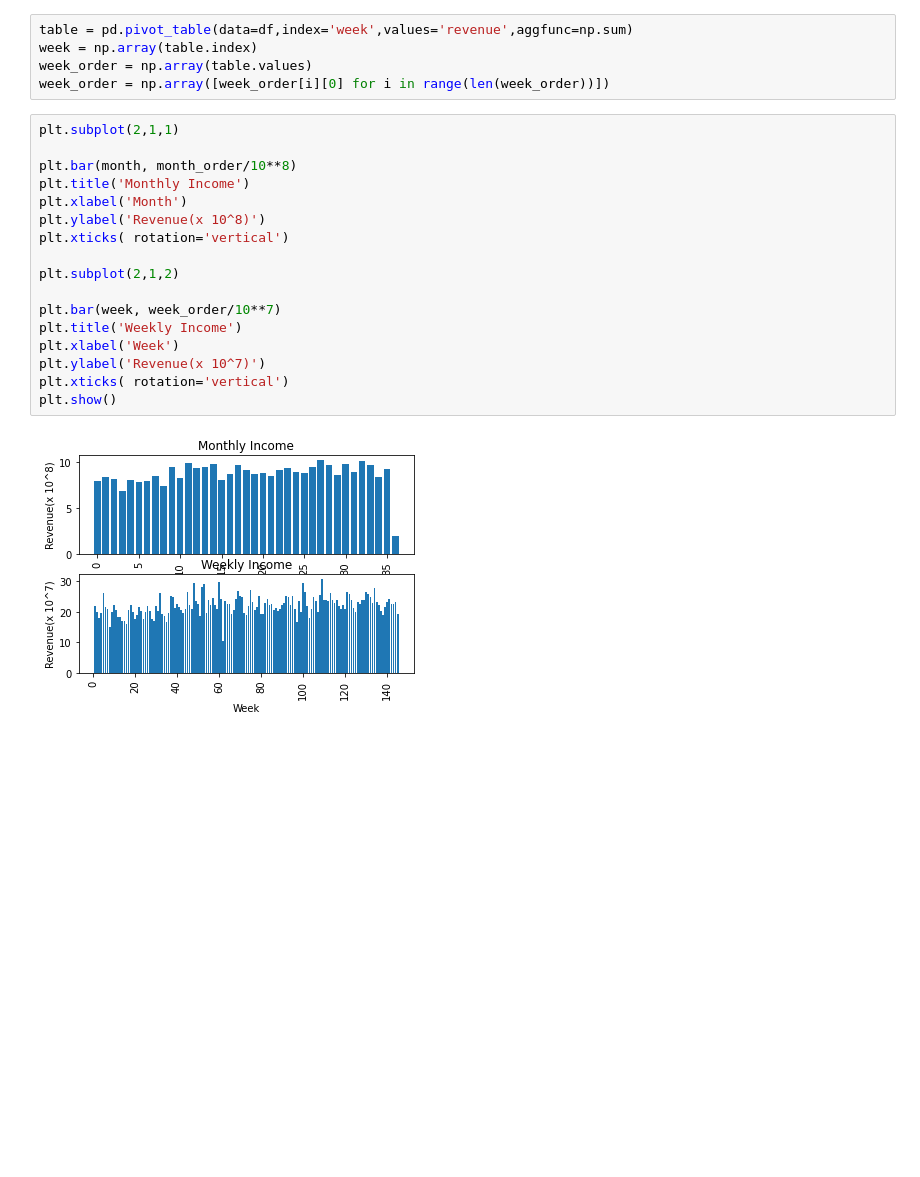
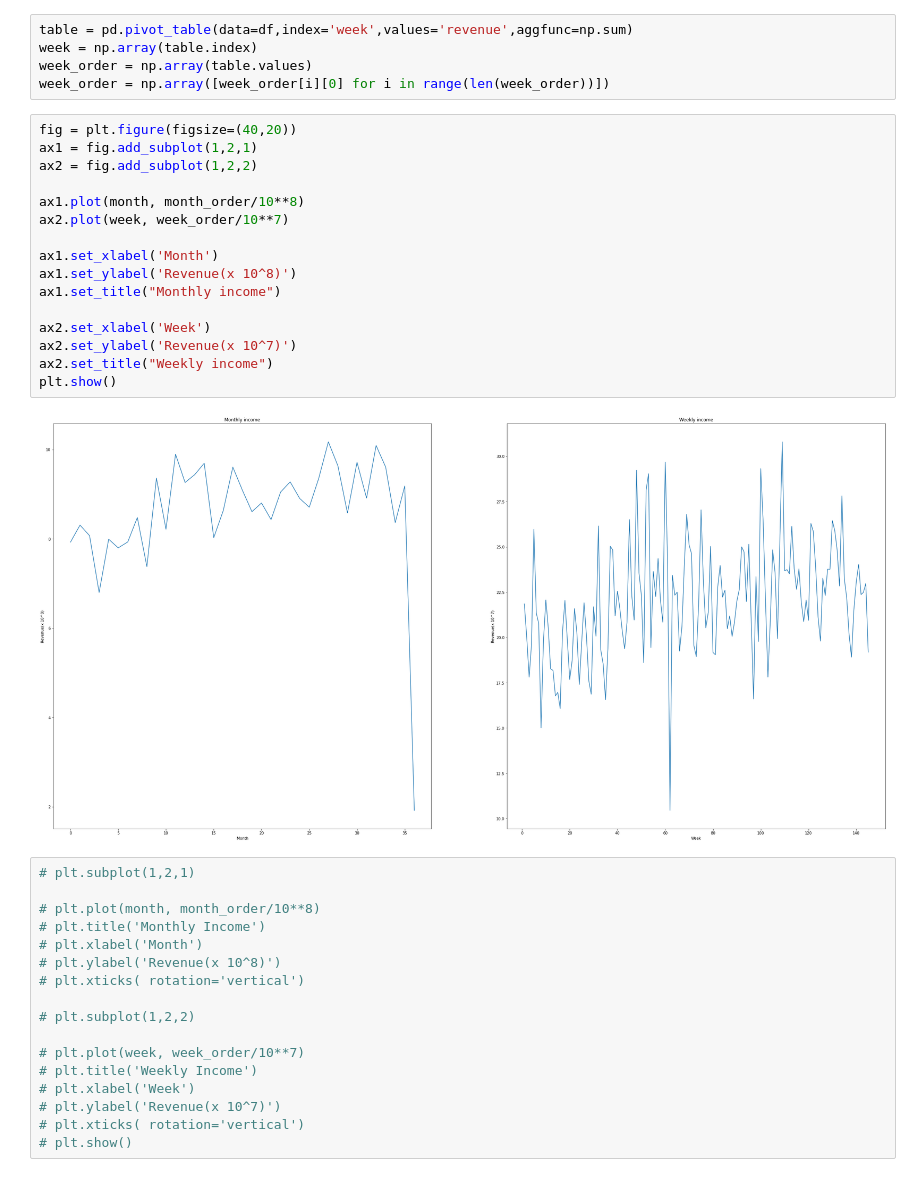
Before and after one commit to Abhayraj1707/ML-tutorial, a Jupyter notebook: week0/Assignment.ipynb, the cells around one changed output. Saved outputs shown, nothing was run; the diff lists cells and outputs as text; blank space fills up the shorter version.

```diff
--- a/week0/Assignment.ipynb
+++ b/week0/Assignment.ipynb
@@ -52,22 +52,38 @@ table = pd.pivot_table(data=df,index='week',values='revenue',aggfunc=np.sum)
 week = np.array(table.index)
 week_order = np.array(table.values)
 week_order = np.array([week_order[i][0] for i in range(len(week_order))])
+# %%
+fig = plt.figure(figsize=(40,20))
+ax1 = fig.add_subplot(1,2,1)
+ax2 = fig.add_subplot(1,2,2)
+
+ax1.plot(month, month_order/10**8)
+ax2.plot(week, week_order/10**7)
+
+ax1.set_xlabel('Month')
+ax1.set_ylabel('Revenue(x 10^8)')
+ax1.set_title("Monthly income")
+
+ax2.set_xlabel('Week')
+ax2.set_ylabel('Revenue(x 10^7)')
+ax2.set_title("Weekly income")
+plt.show()
+# %% [output]
+[figure, added]
 # %%
-plt.subplot(2,1,1)
+# plt.subplot(1,2,1)
 
-plt.bar(month, month_order/10**8)
-plt.title('Monthly Income')
-plt.xlabel('Month')
-plt.ylabel('Revenue(x 10^8)')
-plt.xticks( rotation='vertical')
+# plt.plot(month, month_order/10**8)
+# plt.title('Monthly Income')
+# plt.xlabel('Month')
+# plt.ylabel('Revenue(x 10^8)')
+# plt.xticks( rotation='vertical')
 
-plt.subplot(2,1,2)
+# plt.subplot(1,2,2)
 
-plt.bar(week, week_order/10**7)
-plt.title('Weekly Income')
-plt.xlabel('Week')
-plt.ylabel('Revenue(x 10^7)')
-plt.xticks( rotation='vertical')
-plt.show()
+# plt.plot(week, week_order/10**7)
+# plt.title('Weekly Income')
+# plt.xlabel('Week')
+# plt.ylabel('Revenue(x 10^7)')
+# plt.xticks( rotation='vertical')
+# plt.show()
-# %% [output]
-[figure, removed]
```
Also changed, not shown: parts of 1 cell of this notebook.
